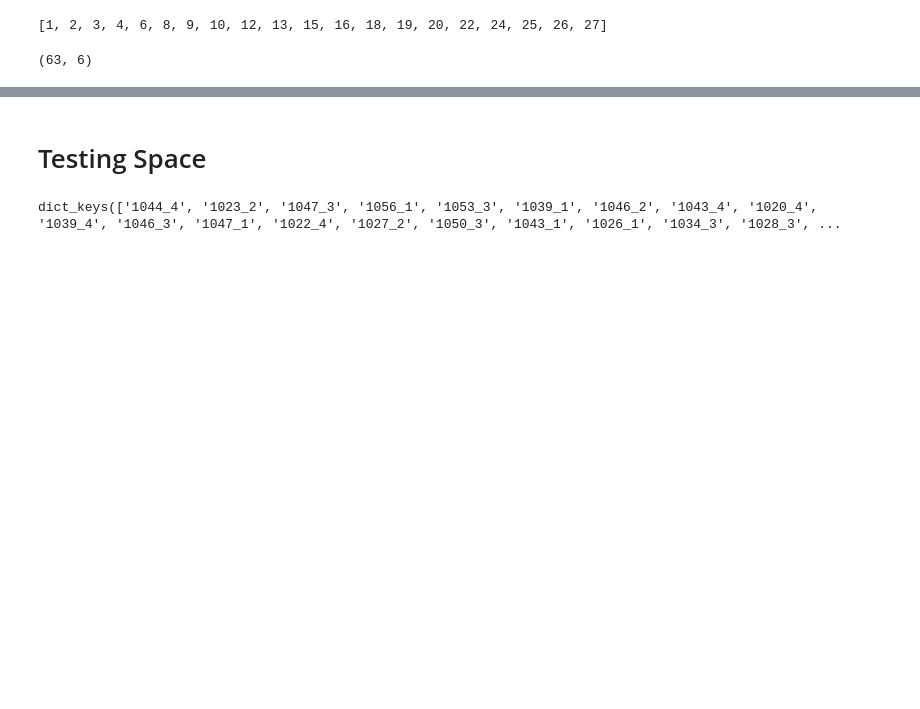
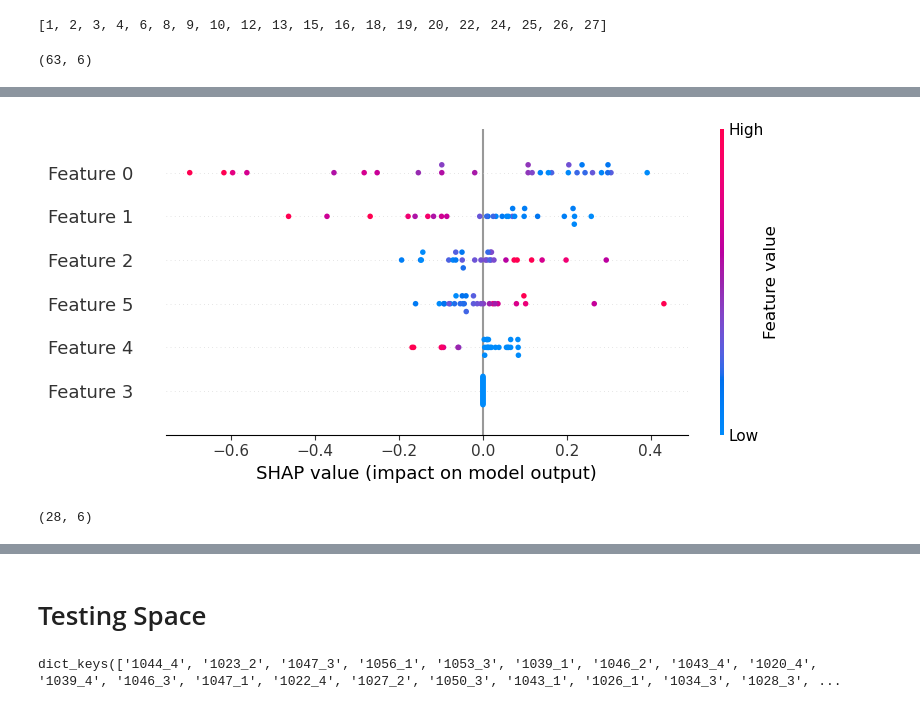
Before and after one commit to Hong7Cong/EyeTrackingasMC, a Jupyter notebook: simpleML.ipynb, the cells around one changed output, grey strips where cells are left out. Drawn from its saved outputs; the diff is of its cells as text; code cells hidden in the pictures; blank space fills up the shorter version.

```diff
--- a/simpleML.ipynb
+++ b/simpleML.ipynb
@@ -316,0 +342,14 @@ shap.summary_plot(shap_values, np.array(X_test, dtype="float64"), max_display=5,
+# %%
+# Fits the explainer
+explainer = shap.Explainer(model.predict, np.array(X_test, dtype="float64"))
+# Calculates the SHAP values - It takes some time
+shap_values = explainer(np.array(X_test, dtype="float64"))
+# shap_values.feature_names = feature_names
+shap.summary_plot(shap_values, np.array(X_test, dtype="float64"))
+# shap.summary_plot(shap_values[0], np.array(X_test, dtype="float64"))
+# %% [output]
+[figure, added]
+# %%
+shap_values.shape
+# %% [output]
+(28, 6)
```
Also changed, not shown: parts of 5 cells of this notebook, 1 other file.
